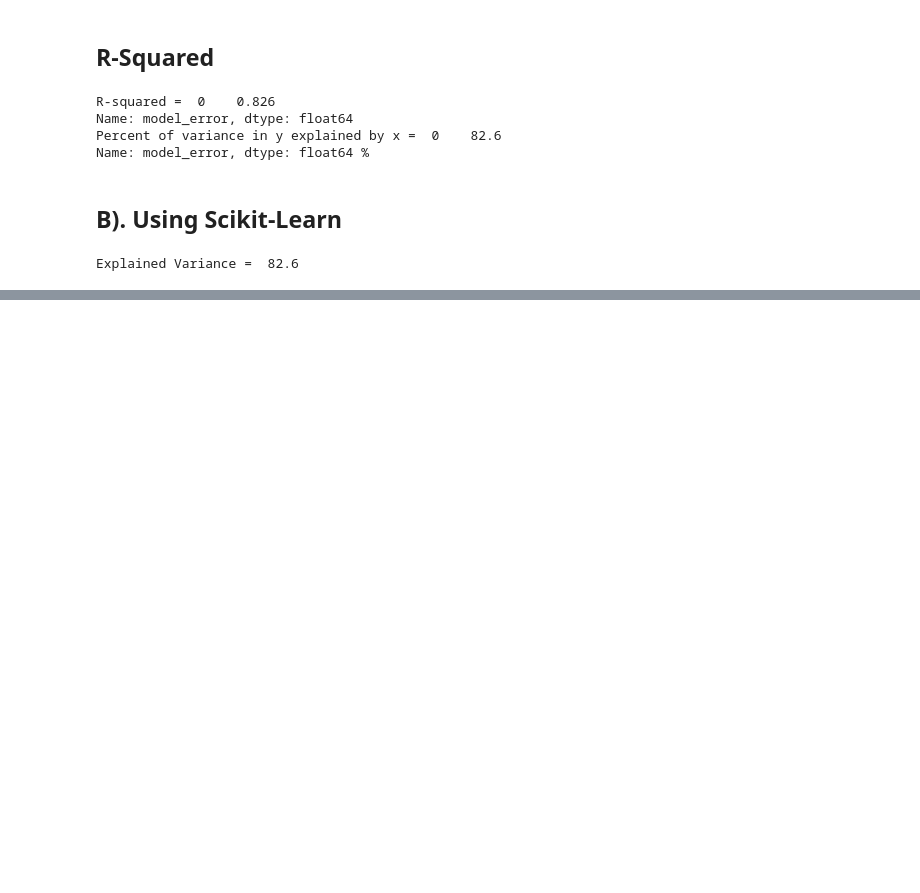
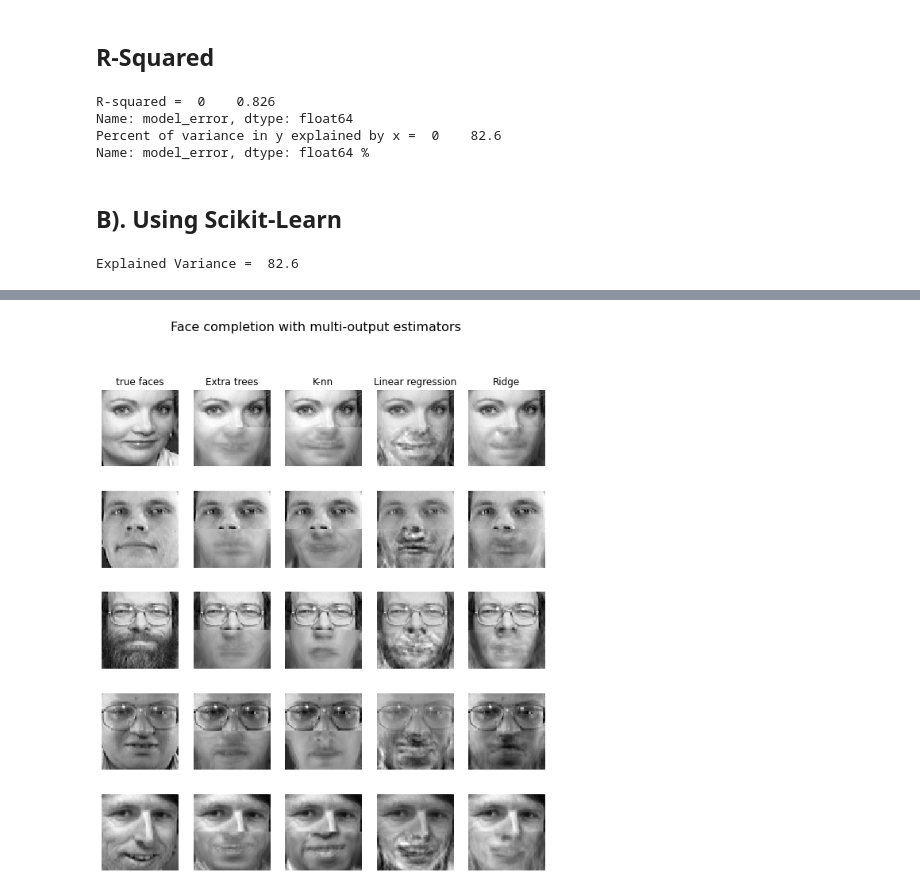
Before and after one commit to stephenkipkurui/regression-exercises, a Jupyter notebook: regression_playground.ipynb, the cells around one changed output, grey strips where cells are left out. Drawn from its saved outputs; the diff is of its cells as text; code cells hidden in the pictures; blank space fills up the shorter version.

Commit message:
Regression Playground

```diff
--- a/regression_playground.ipynb
+++ b/regression_playground.ipynb
@@ -404,0 +477,86 @@ https://towardsdatascience.com/linear-regression-explained-1b36f97b7572
+# %%
+import numpy as np
+import matplotlib.pyplot as plt
+
+from sklearn.datasets import fetch_olivetti_faces
+from sklearn.utils.validation import check_random_state
+
+from sklearn.ensemble import ExtraTreesRegressor
+from sklearn.neighbors import KNeighborsRegressor
+from sklearn.linear_model import LinearRegression
+from sklearn.linear_model import RidgeCV
+
+# Load the faces datasets
+data, targets = fetch_olivetti_faces(return_X_y=True)
+
+train = data[targets < 30]
+test = data[targets >= 30]  # Test on independent people
+
+# Test on a subset of people
+n_faces = 5
+rng = check_random_state(4)
+face_ids = rng.randint(test.shape[0], size=(n_faces,))
+test = test[face_ids, :]
+
+n_pixels = data.shape[1]
+# Upper half of the faces
+X_train = train[:, : (n_pixels + 1) // 2]
+# Lower half of the faces
+y_train = train[:, n_pixels // 2 :]
+X_test = test[:, : (n_pixels + 1) // 2]
+y_test = test[:, n_pixels // 2 :]
+
+# Fit estimators
+ESTIMATORS = {
+    "Extra trees": ExtraTreesRegressor(
+        n_estimators=10, max_features=32, random_state=0
+    ),
+    "K-nn": KNeighborsRegressor(),
+    "Linear regression": LinearRegression(),
+    "Ridge": RidgeCV(),
+}
+
+y_test_predict = dict()
+for name, estimator in ESTIMATORS.items():
+    estimator.fit(X_train, y_train)
+    y_test_predict[name] = estimator.predict(X_test)
+
+# Plot the completed faces
+image_shape = (64, 64)
+
+n_cols = 1 + len(ESTIMATORS)
+plt.figure(figsize=(2.0 * n_cols, 2.26 * n_faces))
+plt.suptitle("Face completion with multi-output estimators", size=16)
+
+for i in range(n_faces):
+    true_face = np.hstack((X_test[i], y_test[i]))
+
+    if i:
+        sub = plt.subplot(n_faces, n_cols, i * n_cols + 1)
+    else:
+        sub = plt.subplot(n_faces, n_cols, i * n_cols + 1, title="true faces")
+
+    sub.axis("off")
+    sub.imshow(
+        true_face.reshape(image_shape), cmap=plt.cm.gray, interpolation="nearest"
+    )
+
+    for j, est in enumerate(sorted(ESTIMATORS)):
+        completed_face = np.hstack((X_test[i], y_test_predict[est][i]))
+
+        if i:
+            sub = plt.subplot(n_faces, n_cols, i * n_cols + 2 + j)
+
+        else:
+            sub = plt.subplot(n_faces, n_cols, i * n_cols + 2 + j, title=est)
+
+        sub.axis("off")
+        sub.imshow(
+            completed_face.reshape(image_shape),
+            cmap=plt.cm.gray,
+            interpolation="nearest",
+        )
+
+plt.show()
+# %% [output]
+[figure, added]
```
Also changed, not shown: parts of 22 cells of this notebook.
